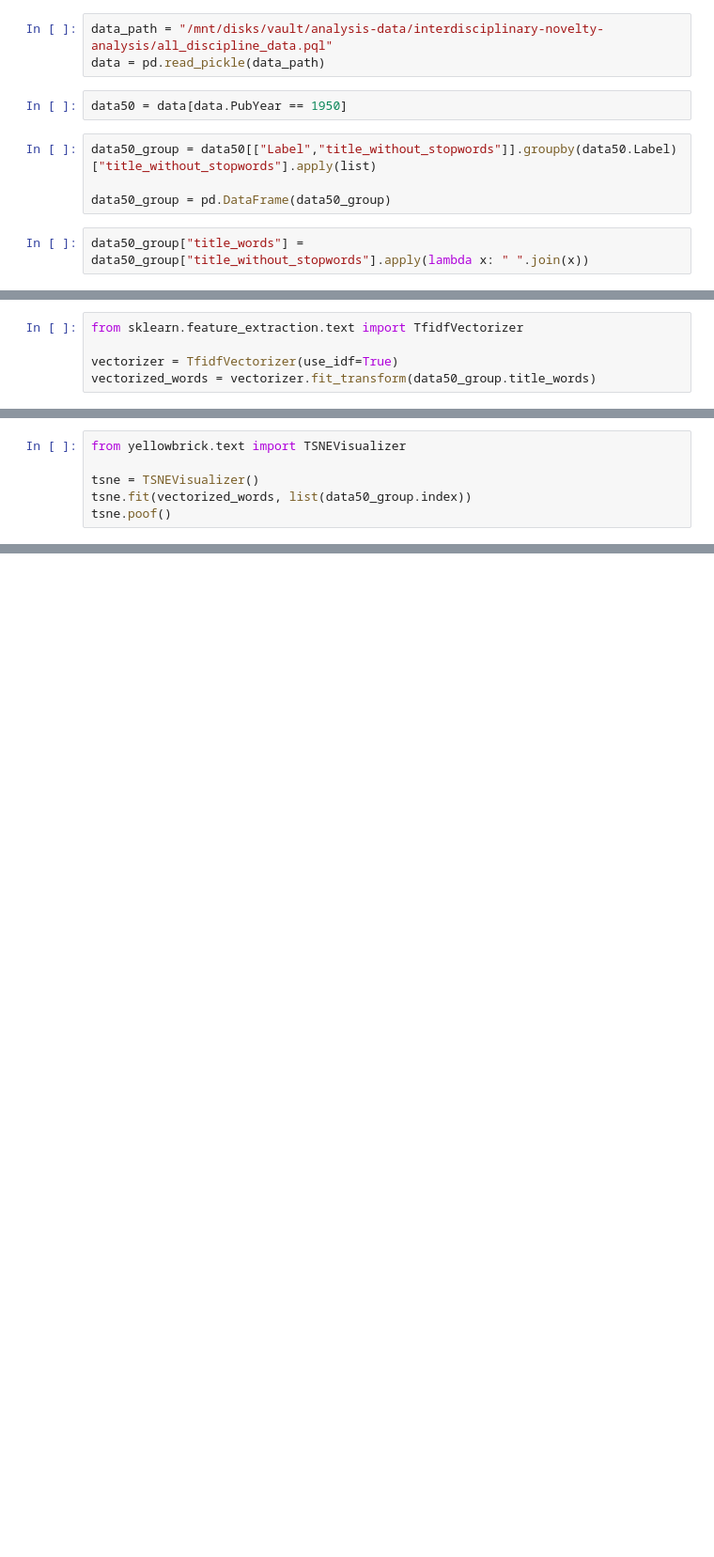
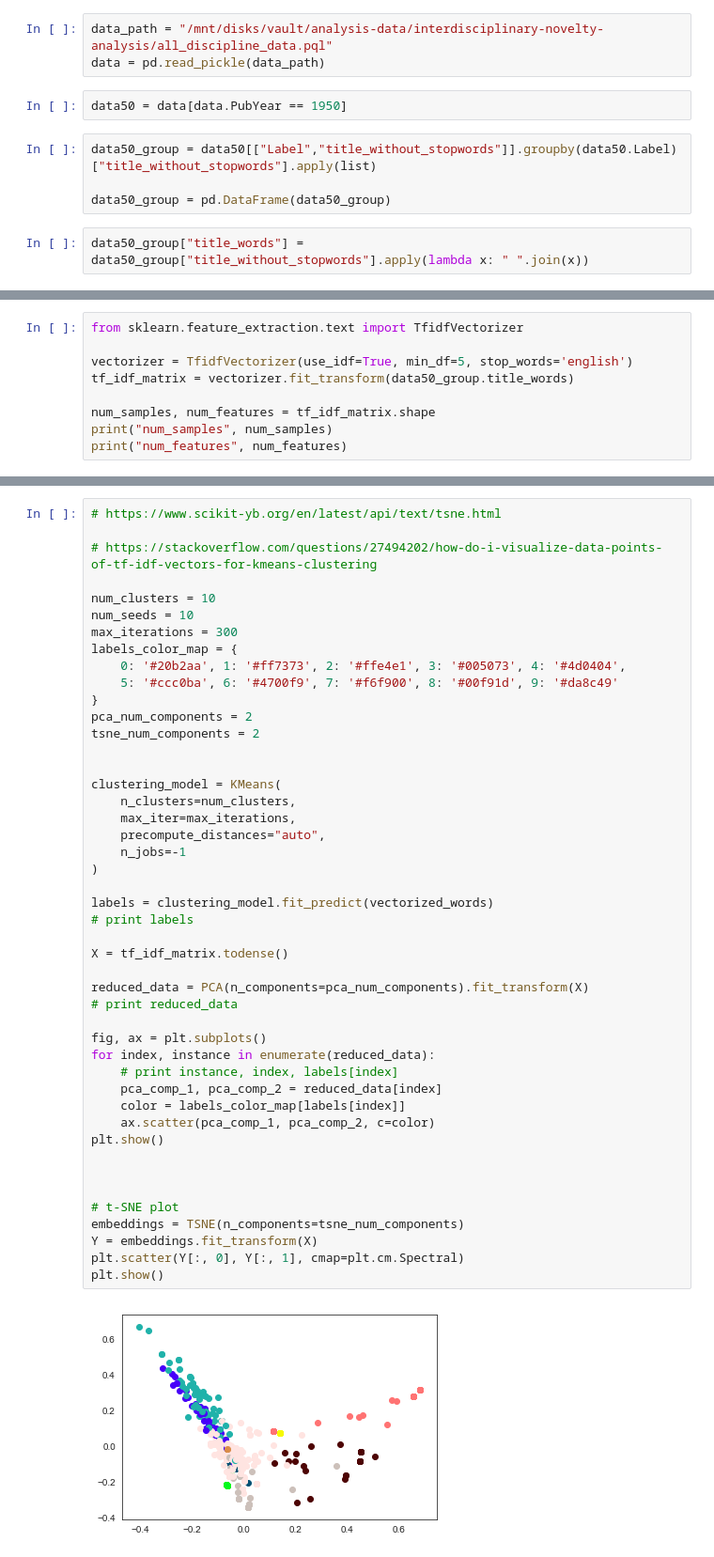
Before and after one commit to srjit/science-of-genius-title-impact, a Jupyter notebook: src/word propagation/1950 - tfidf vectorizer.ipynb, the cells around one changed output, grey strips where cells are left out. Shown: that part at 94% size. Saved outputs shown, nothing was run; the diff lists cells and outputs as text; blank space fills up the shorter version.

```diff
--- a/src/word propagation/1950 - tfidf vectorizer.ipynb
+++ b/src/word propagation/1950 - tfidf vectorizer.ipynb
@@ -92,5 +69,9 @@ list(data50_group.index)
 # %%
 from sklearn.feature_extraction.text import TfidfVectorizer
 
-vectorizer = TfidfVectorizer(use_idf=True)
-vectorized_words = vectorizer.fit_transform(data50_group.title_words)
+vectorizer = TfidfVectorizer(use_idf=True, min_df=5, stop_words='english')
+tf_idf_matrix = vectorizer.fit_transform(data50_group.title_words)
+
+num_samples, num_features = tf_idf_matrix.shape
+print("num_samples", num_samples)
+print("num_features", num_features)
@@ -101,6 +80,0 @@ Index(['title_without_stopwords', 'title_words'], dtype='object')
-# %%
-from yellowbrick.text import TSNEVisualizer
-
-tsne = TSNEVisualizer()
-tsne.fit(vectorized_words, list(data50_group.index))
-tsne.poof()
@@ -108,0 +134,48 @@ tsne.poof()
+# %%
+# https://www.scikit-yb.org/en/latest/api/text/tsne.html
+
+# https://stackoverflow.com/questions/27494202/how-do-i-visualize-data-points-of-tf-idf-vectors-for-kmeans-clustering
+
+num_clusters = 10
+num_seeds = 10
+max_iterations = 300
+labels_color_map = {
+    0: '#20b2aa', 1: '#ff7373', 2: '#ffe4e1', 3: '#005073', 4: '#4d0404',
+    5: '#ccc0ba', 6: '#4700f9', 7: '#f6f900', 8: '#00f91d', 9: '#da8c49'
+}
+pca_num_components = 2
+tsne_num_components = 2
+
+
+clustering_model = KMeans(
+    n_clusters=num_clusters,
+    max_iter=max_iterations,
+    precompute_distances="auto",
+    n_jobs=-1
+)
+
+labels = clustering_model.fit_predict(vectorized_words)
+# print labels
+
+X = tf_idf_matrix.todense()
+
+reduced_data = PCA(n_components=pca_num_components).fit_transform(X)
+# print reduced_data
+
+fig, ax = plt.subplots()
+for index, instance in enumerate(reduced_data):
+    # print instance, index, labels[index]
+    pca_comp_1, pca_comp_2 = reduced_data[index]
+    color = labels_color_map[labels[index]]
+    ax.scatter(pca_comp_1, pca_comp_2, c=color)
+plt.show()
+
+
+
+# t-SNE plot
+embeddings = TSNE(n_components=tsne_num_components)
+Y = embeddings.fit_transform(X)
+plt.scatter(Y[:, 0], Y[:, 1], cmap=plt.cm.Spectral)
+plt.show()
+# %% [output]
+[figure, added]
```
Also changed, not shown: parts of 11 cells of this notebook.
